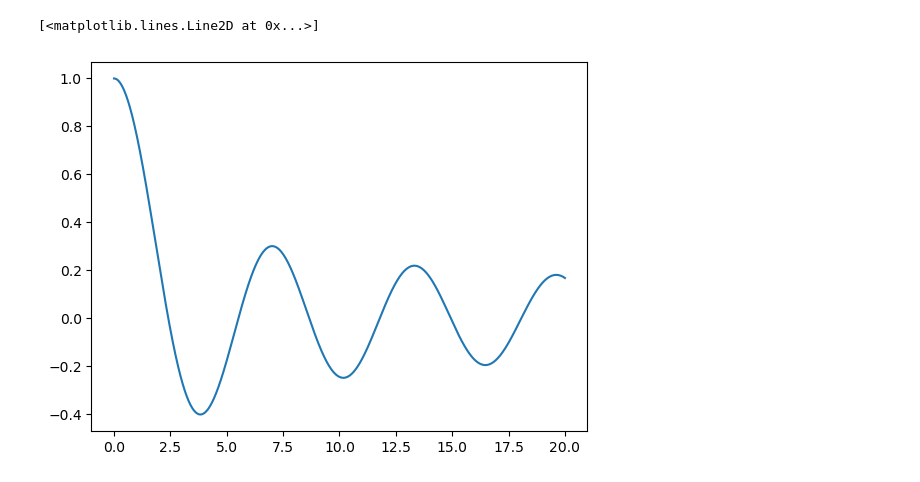
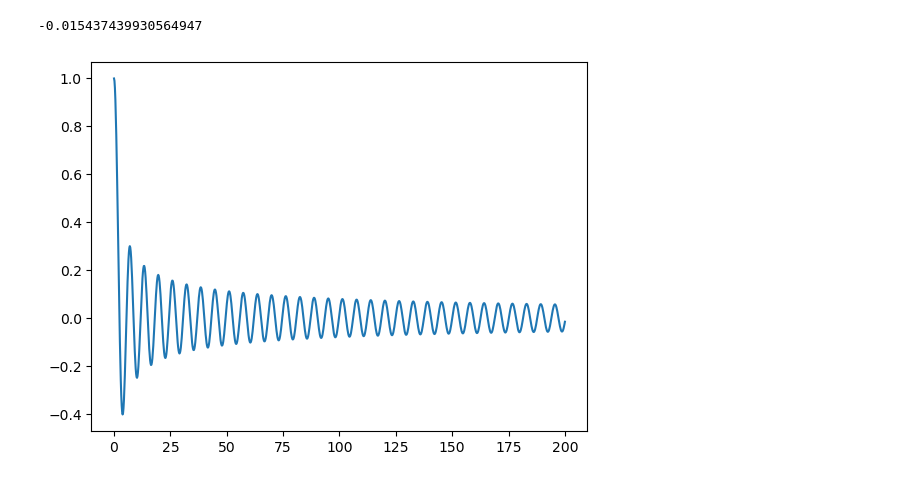
Before and after one commit to xianyang316/Hyperuniformity_simulation, a Jupyter notebook: code/calc_test.ipynb, the cells around one changed output. Drawn from its saved outputs; the diff is of its cells as text; code cells hidden in the pictures.

```diff
--- a/code/calc_test.ipynb
+++ b/code/calc_test.ipynb
@@ -71,9 +97,10 @@ print(np.sum(r*(gr-1)))
 # %%
-x = np.linspace(0, 20, 1000)
+x = np.linspace(0, 200, 1000)
 y = j0(x)
 
 plt.plot(x, y)
+print(y[-1])
 # %% [output]
-[<matplotlib.lines.Line2D at 0x...>]
+-0.015437439930564947
-[figure, old version]
+[figure, new version]
 # %%
```
Also changed, not shown: parts of 10 cells of this notebook, 3 other files.
